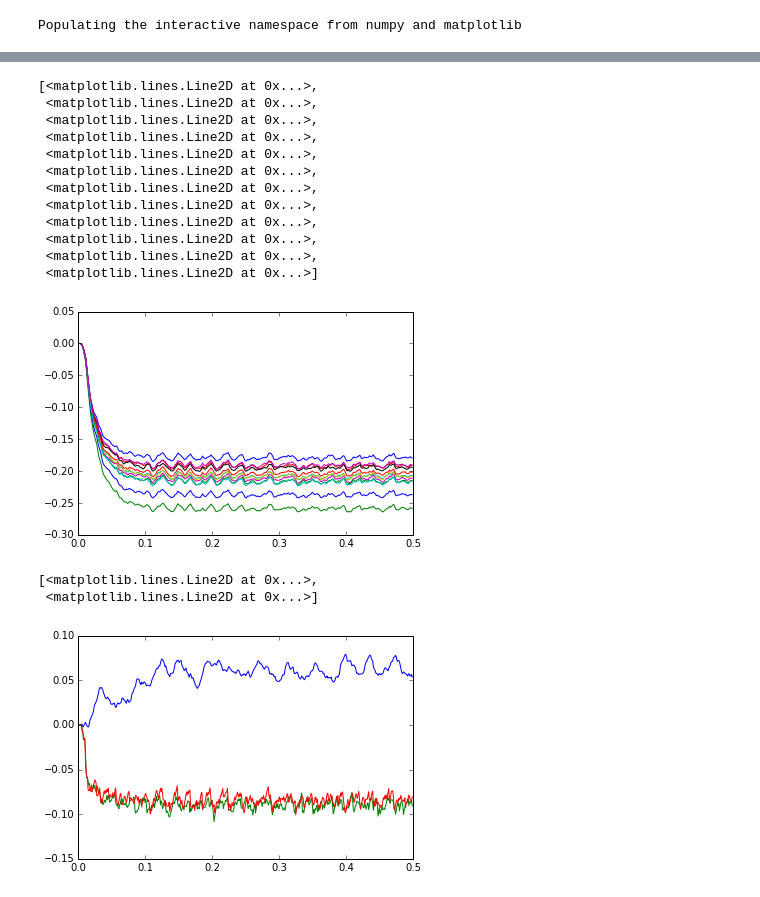
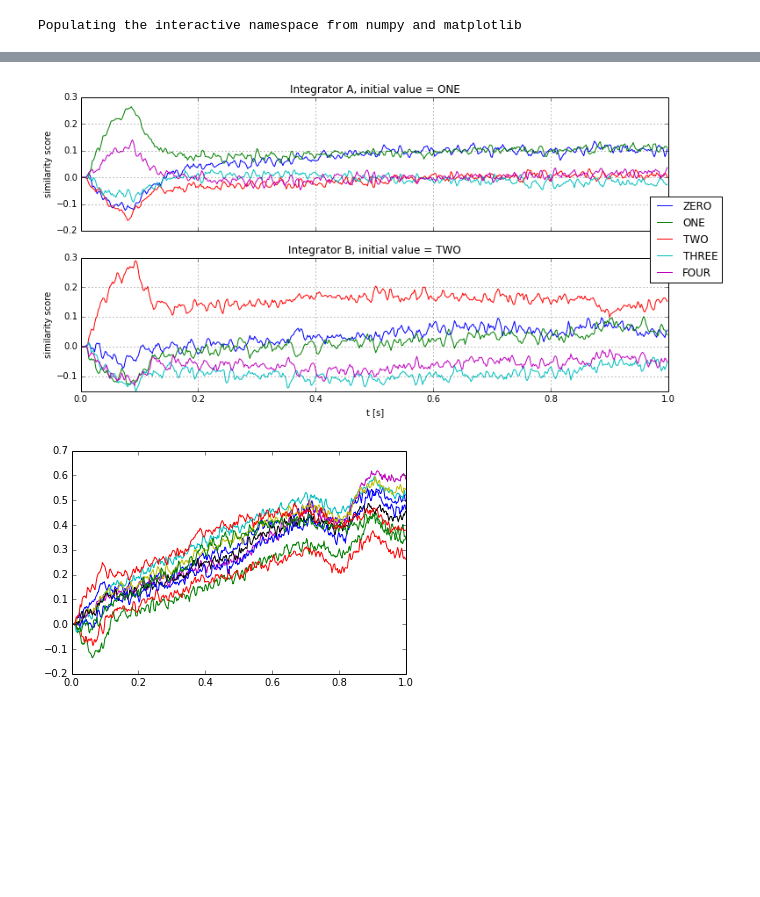
Before and after one commit to athuras/MentalMath, a Jupyter notebook: MentalMath.ipynb, the cells around one changed output, grey strips where cells are left out. Cells and saved outputs as stored; diff of their text form; code cells hidden in the pictures; blank space fills up the shorter version.

```diff
--- a/MentalMath.ipynb
+++ b/MentalMath.ipynb
@@ -17,9 +19,9 @@ n_per_d = 24
 N = D * n_per_d
 # %%
 # Base Symbols
-_ZERO, _F = symbols.initial_values(D)
+ZERO = symbols.initial_zero(D)
 model = nengo.Network()
-numeral_table = dict(symbols.numerals(D, 20, zero=_ZERO, f=_F))
+numeral_table = dict(symbols.numerals(D, 5, zero=ZERO))
 def hold_for_t(t, value):
     '''yields function that outputs value for time <= t'''
     default = np.zeros_like(value)
@@ -28,5 +30,8 @@ def hold_for_t(t, value):
     return f
 
 def symbolic_decode(numeral_table, x):
-    similarities = {k: np.dot(v.v, x.T) for k, v in numeral_table.iteritems()}
-    return np.vstack([d for _, d in sorted([(k, v) for k, v in similarities.iteritems()])])
+    similarities = {k: np.dot(v.v, x.T)
+             for k, v in numeral_table.iteritems()}
+    return np.vstack([d for _, d in
+                     sorted([(k, v)
+                         for k, v in similarities.iteritems()])])
@@ -109,11 +128,13 @@ print total_neurons
 # %%
 # Simulate and hope for the best?
 with model:
-    sys_out = nengo.Probe(Output, synapse=0.02)
-    sys_similarity = nengo.Probe(Similarity.output, synapse=0.02)
+    sys_Q = nengo.Probe(Q, synapse=0.02)
+    sys_sim = nengo.Probe(Similarity.output, synapse=0.02)
     sys_bg = nengo.Probe(BG.output, synapse=0.02)
     sys_intA = nengo.Probe(A.output, synapse=0.02)
     sys_intB = nengo.Probe(B.output, synapse=0.02)
+    sys_g1 = nengo.Probe(A_gate.output, synapse=0.02)
 # %%
-model_sim = nengo.Simulator(model)
-model_sim.run(0.5)
+model_sim = nengo.Simulator(model, dt=0.002)  # Holy crap expensive ...
+# %%
+model_sim.run(1.)
@@ -120,23 +173,18 @@ model_sim.run(0.5)
+# %%
+f, (a1, a2) = plt.subplots(2, 1, sharex=True, figsize=(12, 6))
+a1.plot(model_sim.trange(), symbolic_decode(numeral_table, model_sim.data[sys_intA]).T)
+a1.set_title("Integrator A, initial value = ONE")
+a2.plot(model_sim.trange(), symbolic_decode(numeral_table, model_sim.data[sys_intB]).T);
+a2.set_title("Integrator B, initial value = TWO")
+plt.legend(["ZERO", 'ONE', 'TWO', 'THREE', 'FOUR'], bbox_to_anchor=(1.1, 1.5))
+a2.set_xlabel("t [s]")
+a2.set_ylabel("similarity score")
+a1.set_ylabel("similarity score")
+a1.grid()
+a2.grid()
+# %% [output]
+[figure, added]
 # %%
-plt.plot(model_sim.trange(), model_sim.data[sys_out])
+plt.plot(model_sim.trange(), model_sim.data[sys_intB]);
 # %% [output]
-[<matplotlib.lines.Line2D at 0x...>,
- <matplotlib.lines.Line2D at 0x...>,
- <matplotlib.lines.Line2D at 0x...>,
- <matplotlib.lines.Line2D at 0x...>,
- <matplotlib.lines.Line2D at 0x...>,
- <matplotlib.lines.Line2D at 0x...>,
- <matplotlib.lines.Line2D at 0x...>,
- <matplotlib.lines.Line2D at 0x...>,
- <matplotlib.lines.Line2D at 0x...>,
- <matplotlib.lines.Line2D at 0x...>,
- <matplotlib.lines.Line2D at 0x...>,
- <matplotlib.lines.Line2D at 0x...>]
-[figure, old version]
+[figure, new version]
-# %%
-plt.plot(model_sim.trange(), model_sim.data[sys_similarity])
-plt.plot(model_sim.trange(), model_sim.data[sys_bg])
-# %% [output]
-[<matplotlib.lines.Line2D at 0x...>,
- <matplotlib.lines.Line2D at 0x...>]
-[figure, removed]
```
Also changed, not shown: parts of 22 cells of this notebook, 5 other files.
